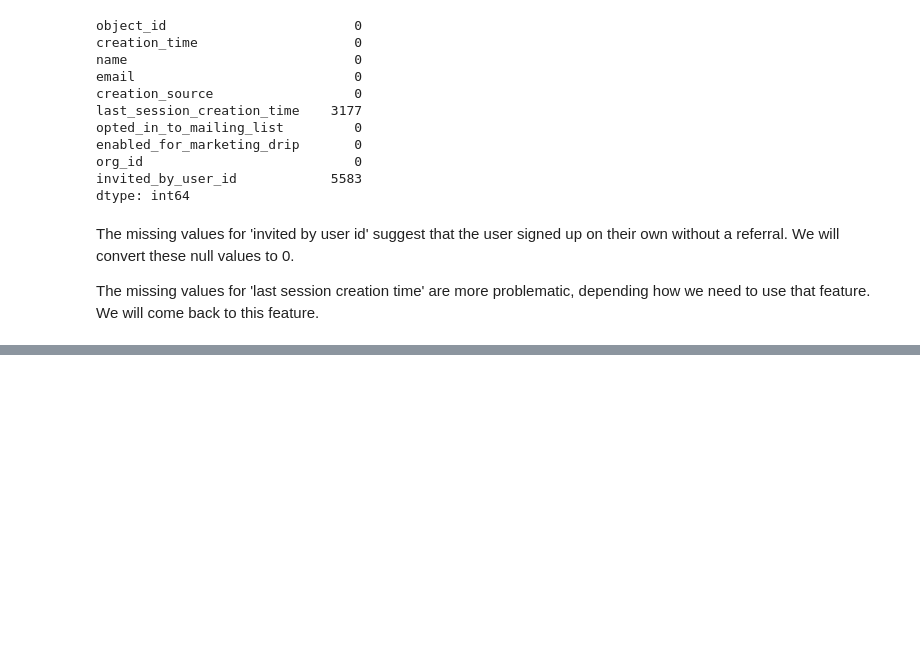
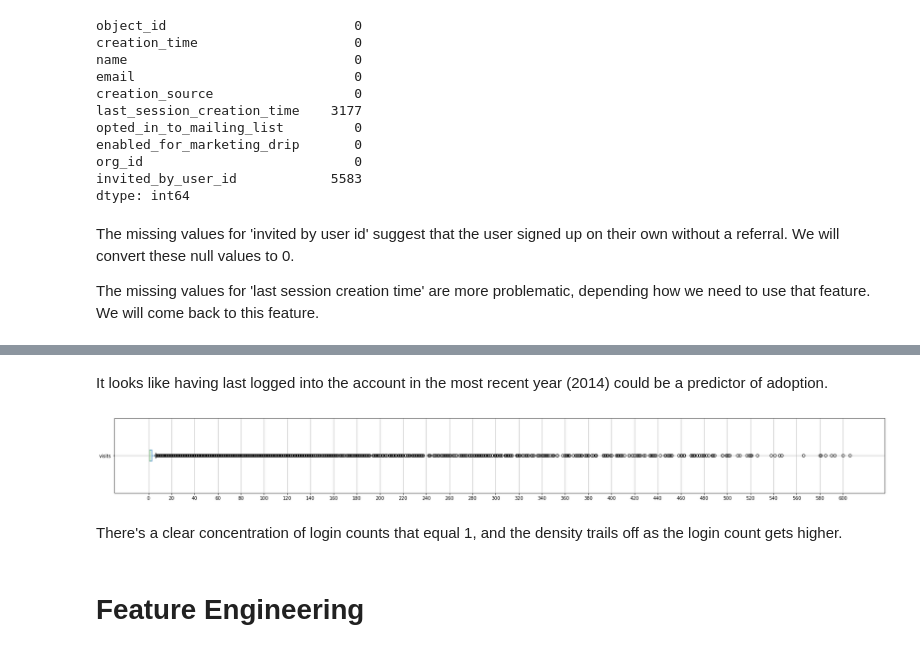
Before and after one commit to LiftedAquatic/relax_challenge, a Jupyter notebook: Relax challenge notebook.ipynb, the cells around one changed output, grey strips where cells are left out. Drawn from its saved outputs; the diff is of its cells as text; code cells hidden in the pictures; blank space fills up the shorter version.

```diff
--- a/Relax challenge notebook.ipynb
+++ b/Relax challenge notebook.ipynb
@@ -258,0 +334,15 @@ sns.countplot(x="adopted", data=main_df)
+# %% [markdown]
+It looks like having last logged into the account in the most recent year (2014) could be a predictor of adoption.
+# %%
+# show visits distribution
+
+fig, ax = plt.subplots(figsize=(30,3))
+ax = main_df.boxplot(column='visits', figsize=(30,3), vert=False)
+ax.set_xticks(np.arange(0, 605, step=20))
+plt.show()
+# %% [output]
+[figure, added]
+# %% [markdown]
+There's a clear concentration of login counts that equal 1, and the density trails off as the login count gets higher.
+# %% [markdown]
+# Feature Engineering
```
Also changed, not shown: parts of 66 cells of this notebook.
